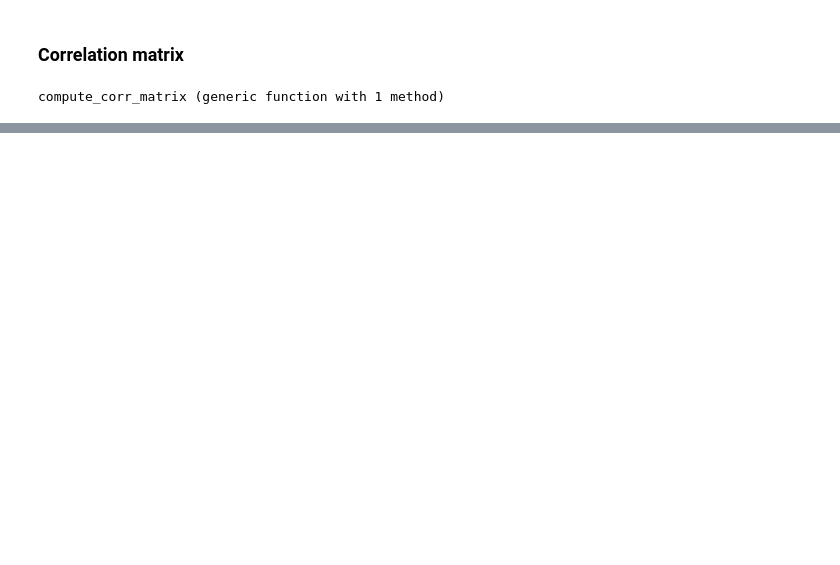
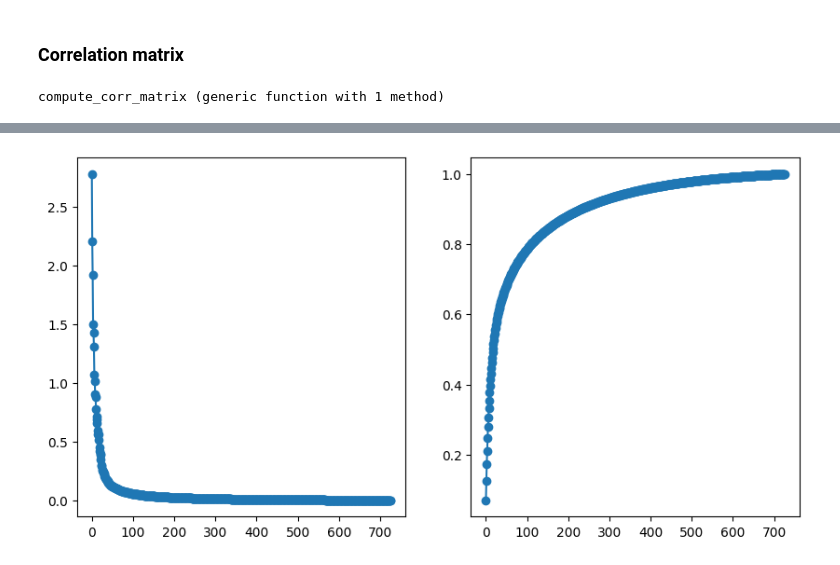
Before and after one commit to matteodeleonardis/PhyloBM, a Jupyter notebook: DBD/notebooks/sampling_reweighting.ipynb, the cells around one changed output, grey strips where cells are left out. Drawn from its saved outputs; the diff is of its cells as text; code cells hidden in the pictures; blank space fills up the shorter version.

```diff
--- a/DBD/notebooks/sampling_reweighting.ipynb
+++ b/DBD/notebooks/sampling_reweighting.ipynb
@@ -361,0 +419,7 @@ gcf()
+# %%
+fig, ax = subplots(1,2,5)
+ax[1].plot(pca_natural.prinvars, marker="o")
+ax[2].plot([sum(pca_natural.prinvars[1:i])/pca_natural.tprinvar for i in eachindex(pca_natural.prinvars)], marker="o")
+gcf()
+# %% [output]
+[figure, added]
```
Also changed, not shown: parts of 18 cells of this notebook.
